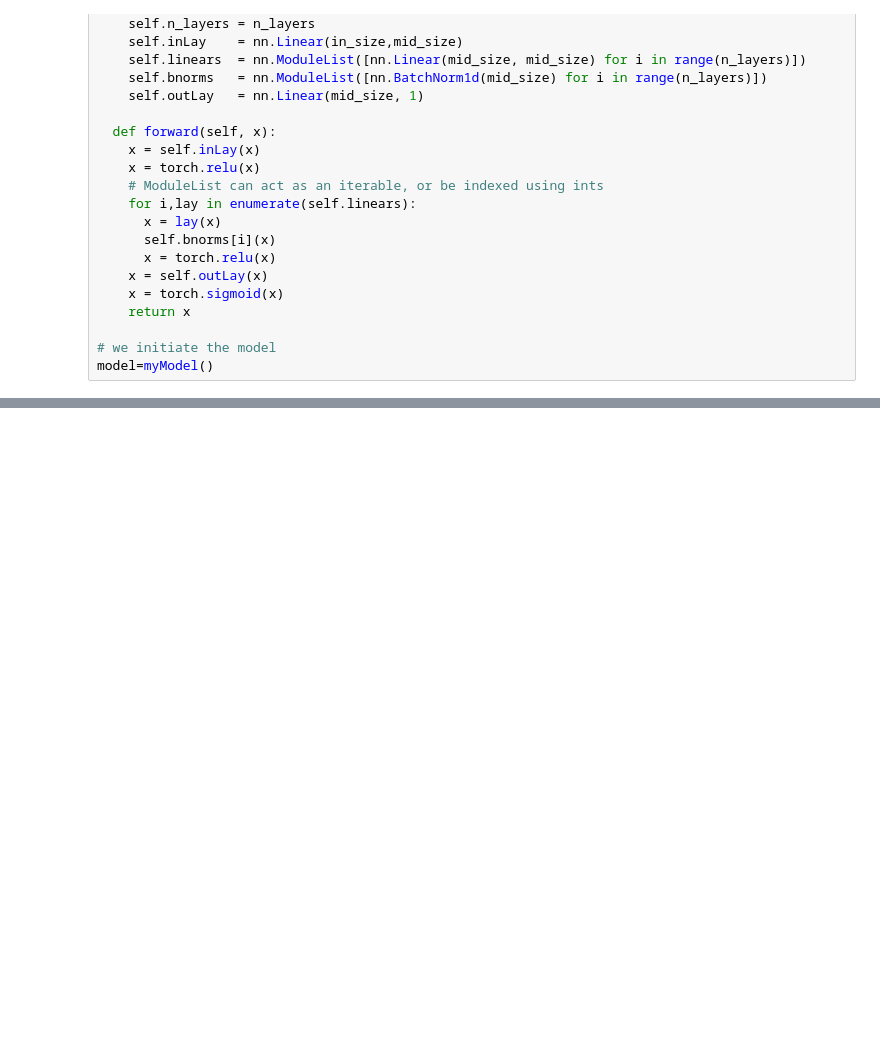
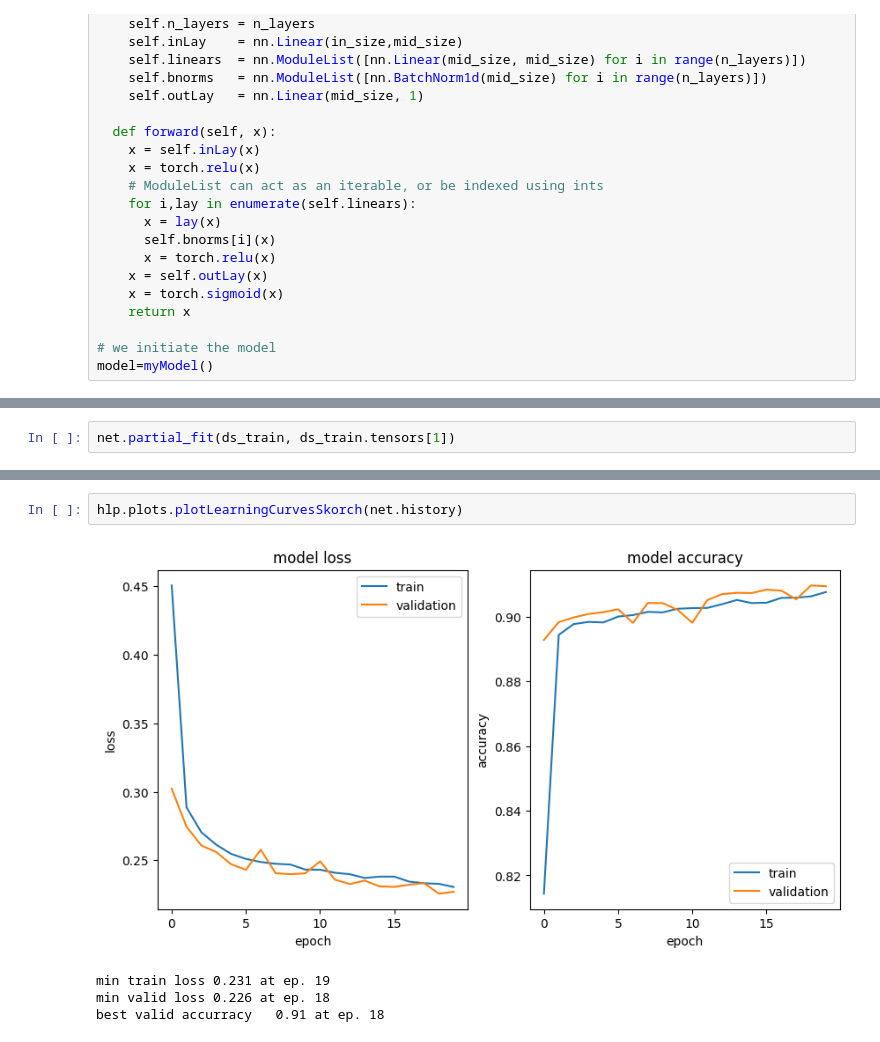
Before and after one commit to dkgithub/wiehl24, a Jupyter notebook: skorch.ipynb, the cells around one changed output, grey strips where cells are left out. Saved outputs shown, nothing was run; the diff lists cells and outputs as text; blank space fills up the shorter version.

```diff
--- a/skorch.ipynb
+++ b/skorch.ipynb
@@ -262,0 +183,2 @@ net.history
+# %%
+net.partial_fit(ds_train, ds_train.tensors[1])
@@ -262,0 +208,7 @@ net.history
+# %%
+hlp.plots.plotLearningCurvesSkorch(net.history)
+# %% [output]
+[figure, added]
+min train loss 0.231 at ep. 19
+min valid loss 0.226 at ep. 18
+best valid accurracy   0.91 at ep. 18
```
Also changed, not shown: parts of 24 cells of this notebook.
